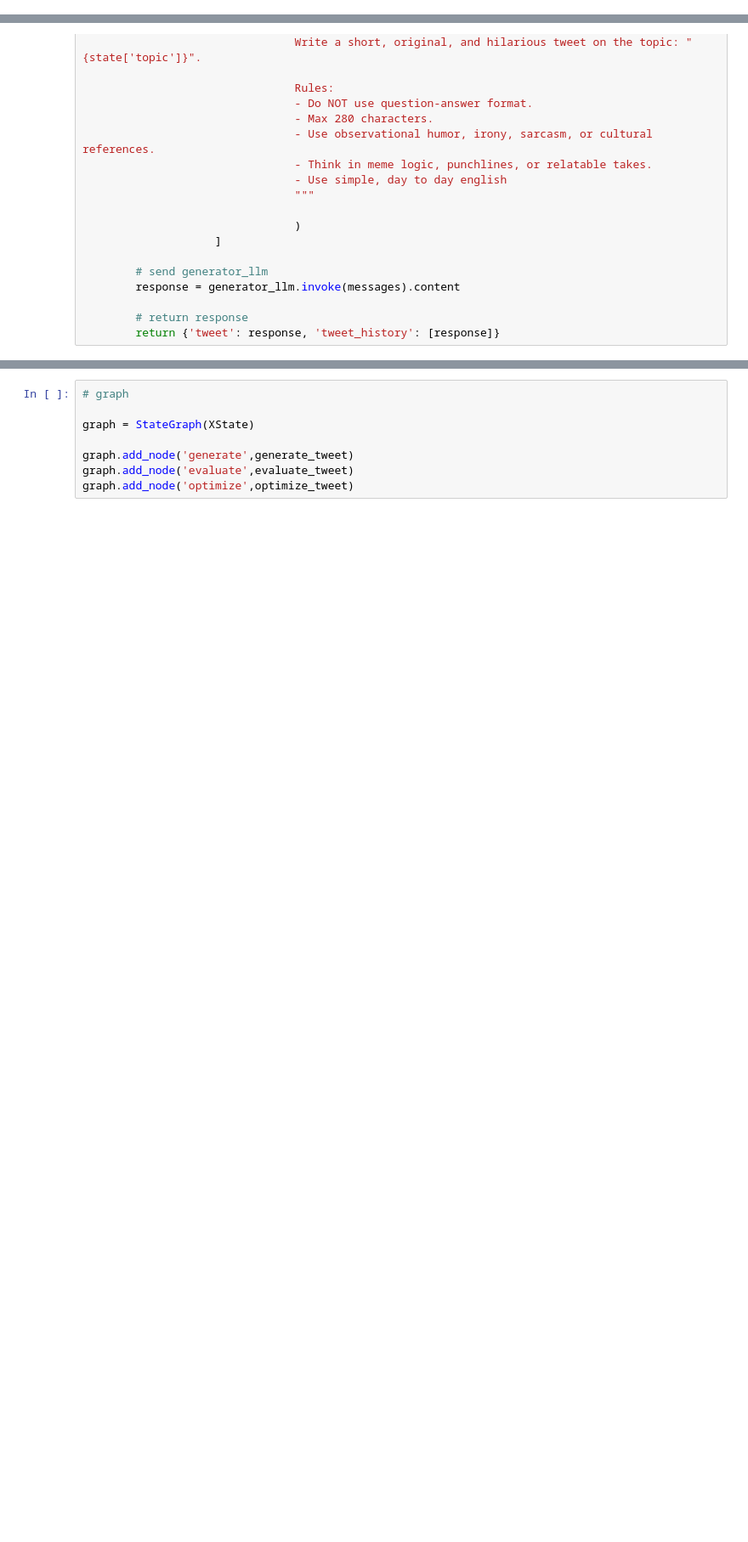
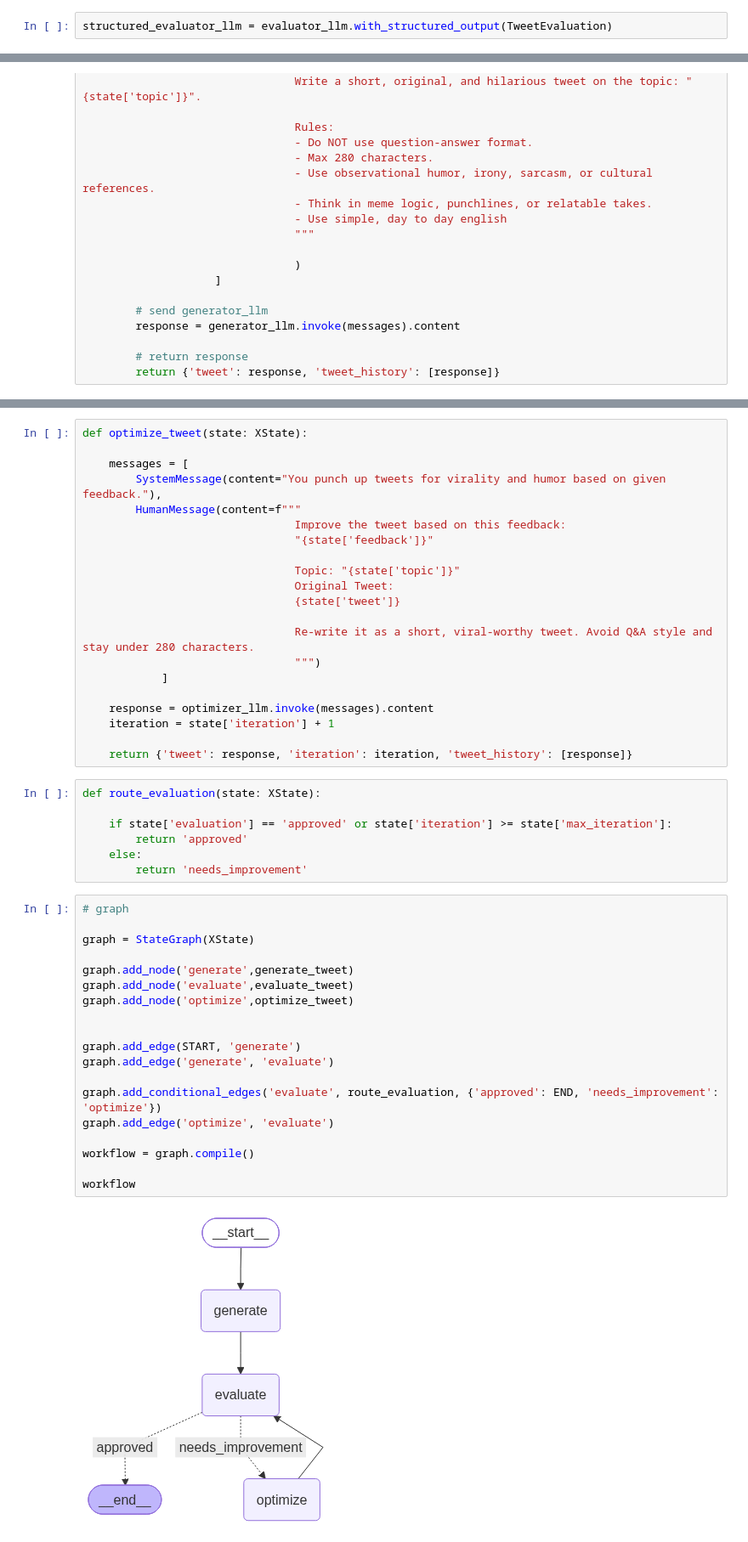
Before and after one commit to Foolmannn/genai-learnings, a Jupyter notebook: LangGraph/8Iterative_Workflow/post_generation_evaluation.ipynb, the cells around one changed output, grey strips where cells are left out. Shown at 85% size. Cells and saved outputs as stored; diff of their text form; blank space fills up the shorter version.

Commit message:
GenAI : LangGraph - Iterative Workflow : tweet generator

```diff
--- a/LangGraph/8Iterative_Workflow/post_generation_evaluation.ipynb
+++ b/LangGraph/8Iterative_Workflow/post_generation_evaluation.ipynb
@@ -17,3 +24,5 @@ optimizer_llm =  ChatGoogleGenerativeAI(model="gemini-3.1-flash-lite")
+# %%
+structured_evaluator_llm = evaluator_llm.with_structured_output(TweetEvaluation)
 # %%
 # state
 
@@ -53,8 +99,49 @@ def generate_tweet(state:XState):
+# %%
+def optimize_tweet(state: XState):
+
+    messages = [
+        SystemMessage(content="You punch up tweets for virality and humor based on given feedback."),
+        HumanMessage(content=f"""
+                                Improve the tweet based on this feedback:
+                                "{state['feedback']}"
+
+                                Topic: "{state['topic']}"
+                                Original Tweet:
+                                {state['tweet']}
+
+                                Re-write it as a short, viral-worthy tweet. Avoid Q&A style and stay under 280 characters.
+                                """)
+            ]
+
+    response = optimizer_llm.invoke(messages).content
+    iteration = state['iteration'] + 1
+
+    return {'tweet': response, 'iteration': iteration, 'tweet_history': [response]}
+# %%
+def route_evaluation(state: XState):
+
+    if state['evaluation'] == 'approved' or state['iteration'] >= state['max_iteration']:
+        return 'approved'
+    else:
+        return 'needs_improvement'
 # %%
 # graph
 
 graph = StateGraph(XState)
 
 graph.add_node('generate',generate_tweet)
 graph.add_node('evaluate',evaluate_tweet)
 graph.add_node('optimize',optimize_tweet)
+
+
+graph.add_edge(START, 'generate')
+graph.add_edge('generate', 'evaluate')
+
+graph.add_conditional_edges('evaluate', route_evaluation, {'approved': END, 'needs_improvement': 'optimize'})
+graph.add_edge('optimize', 'evaluate')
+
+workflow = graph.compile()
+
+workflow
+# %% [output]
+[figure, added]
```
Also changed, not shown: parts of 7 cells of this notebook.
